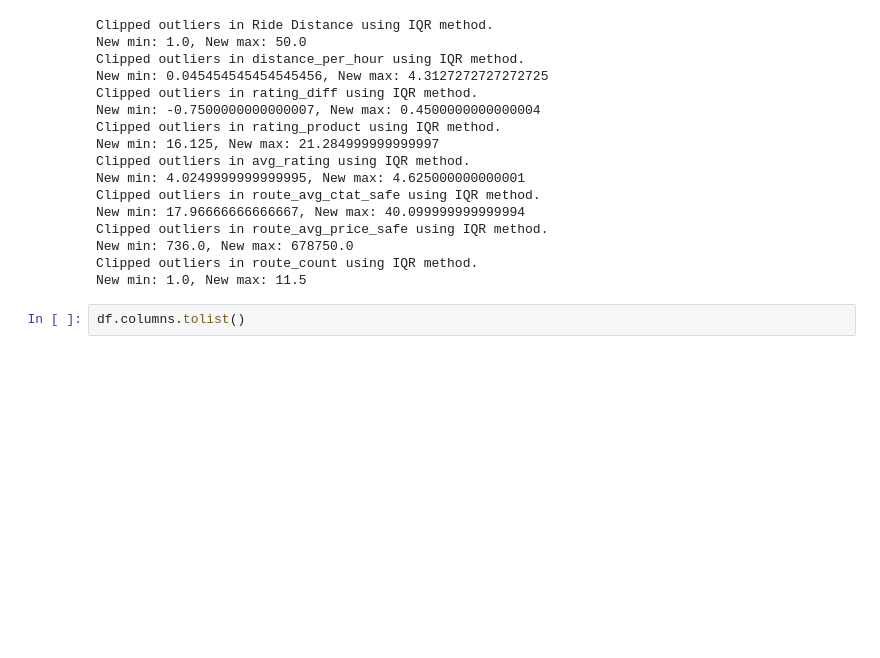
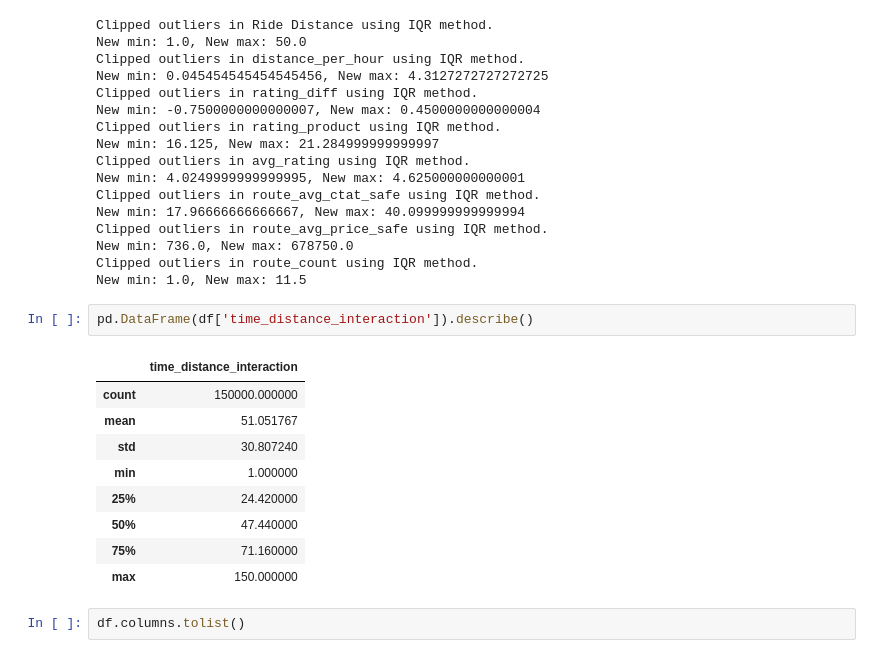
Before and after one commit to Mipjeiger/Taxi-trip-end-to-end-engineering, a Jupyter notebook: ml-engineer/notebooks/03_data_science_edit.ipynb, the cells around one changed output. Drawn from its saved outputs; the diff is of its cells as text; blank space fills up the shorter version.

```diff
--- a/ml-engineer/notebooks/03_data_science_edit.ipynb
+++ b/ml-engineer/notebooks/03_data_science_edit.ipynb
@@ -531,6 +531,18 @@ Clipped outliers in route_avg_price_safe using IQR method.
 New min: 736.0, New max: 678750.0
 Clipped outliers in route_count using IQR method.
 New min: 1.0, New max: 11.5
+# %%
+pd.DataFrame(df['time_distance_interaction']).describe()
+# %% [output]
+|  | time_distance_interaction |
+| count | 150000.000000 |
+| mean | 51.051767 |
+| std | 30.807240 |
+| min | 1.000000 |
+| 25% | 24.420000 |
+| 50% | 47.440000 |
+| 75% | 71.160000 |
+| max | 150.000000 |
 # %%
 df.columns.tolist()
 # %% [output]
```
Also changed, not shown: parts of 10 cells of this notebook, 3 other files.
